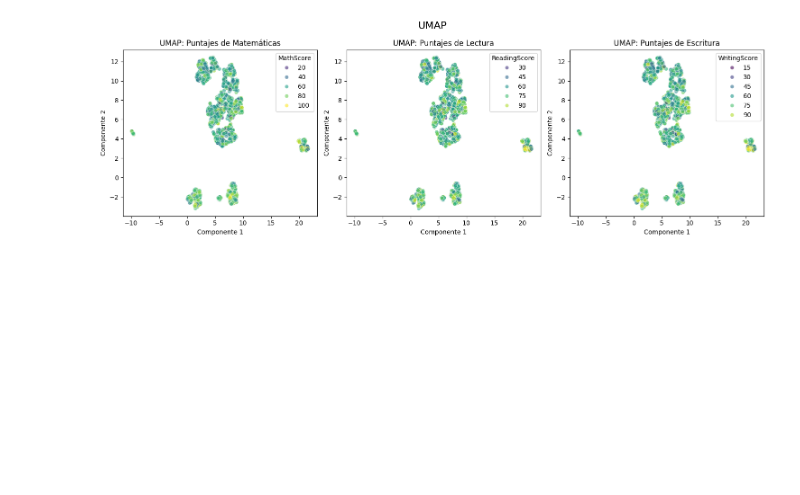
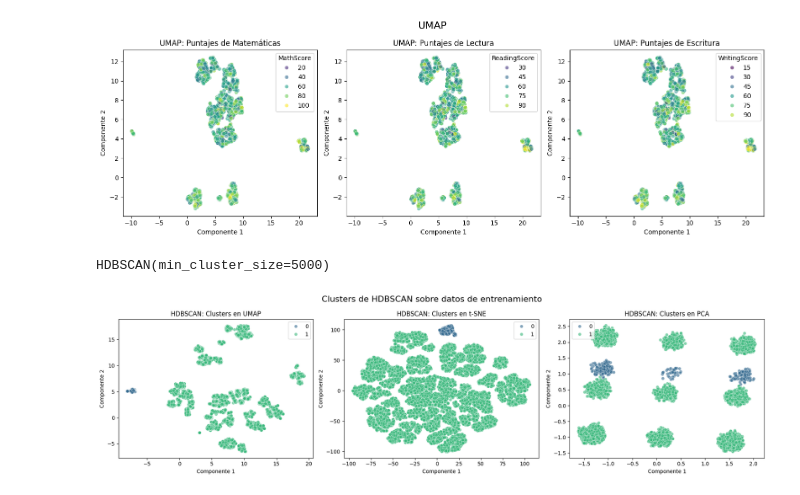
Before and after one commit to ignaciog14/md14_proyecto, a Jupyter notebook: project.ipynb, the cells around one changed output. Drawn from its saved outputs; the diff is of its cells as text; code cells hidden in the pictures; blank space fills up the shorter version.

```diff
--- a/project.ipynb
+++ b/project.ipynb
@@ -309,3 +311,44 @@ plt.tight_layout()
 plt.show()
 # %% [output]
 [figure]
+# %%
+X_train_scaled = StandardScaler().fit_transform(X_train)
+hdbscan_model = HDBSCAN(min_cluster_size=5000)
+hdbscan_model.fit(X_train_scaled)
+# %% [output]
+HDBSCAN(min_cluster_size=5000)
+# %%
+pca_train = PCA(n_components=2)
+X_train_pca = pca_train.fit_transform(X_train_scaled)
+
+tsne_train = TSNE(n_components=2, random_state=42)
+X_train_tsne = tsne_train.fit_transform(X_train_scaled)
+
+umap_train = UMAP(n_components=2, random_state=42)
+X_train_umap = umap_train.fit_transform(X_train_scaled)
+
+plt.figure(figsize=(18, 5))
+plt.suptitle('Clusters de HDBSCAN sobre datos de entrenamiento', fontsize=16)
+
+plt.subplot(1, 3, 1)
+sns.scatterplot(x=X_train_umap[:, 0], y=X_train_umap[:, 1], hue=hdbscan_model.labels_, palette='viridis', alpha=0.6, legend='full')
+plt.title('HDBSCAN: Clusters en UMAP')
+plt.xlabel('Componente 1')
+plt.ylabel('Componente 2')
+
+plt.subplot(1, 3, 2)
+sns.scatterplot(x=X_train_tsne[:, 0], y=X_train_tsne[:, 1], hue=hdbscan_model.labels_, palette='viridis', alpha=0.6, legend='full')
+plt.title('HDBSCAN: Clusters en t-SNE')
+plt.xlabel('Componente 1')
+plt.ylabel('Componente 2')
+
+plt.subplot(1, 3, 3)
+sns.scatterplot(x=X_train_pca[:, 0], y=X_train_pca[:, 1], hue=hdbscan_model.labels_, palette='viridis', alpha=0.6, legend='full')
+plt.title('HDBSCAN: Clusters en PCA')
+plt.xlabel('Componente 1')
+plt.ylabel('Componente 2')
+
+plt.tight_layout()
+plt.show()
+# %% [output]
+[figure, added]
```
Also changed, not shown: parts of 6 cells of this notebook, 1 other file.
